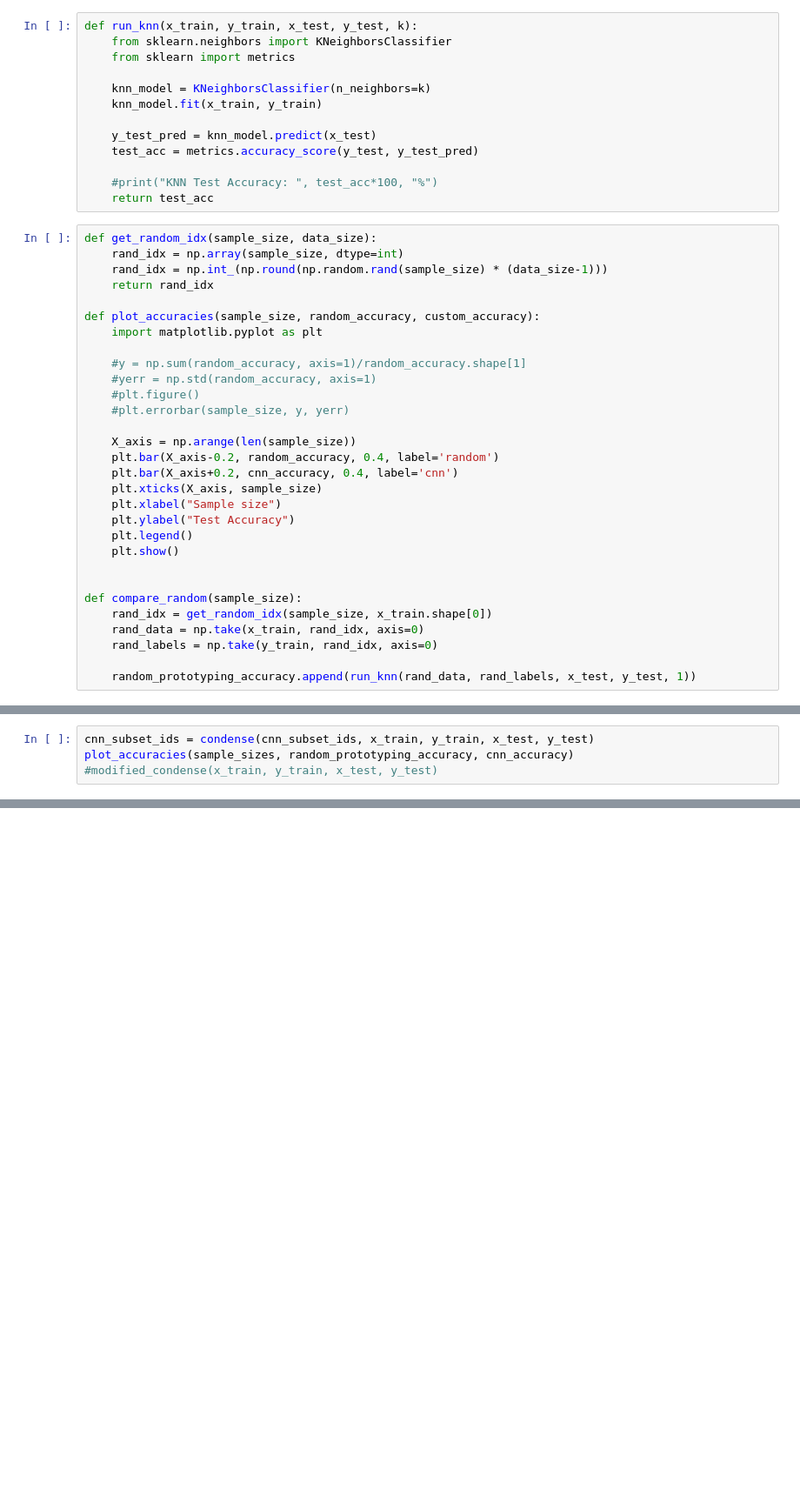
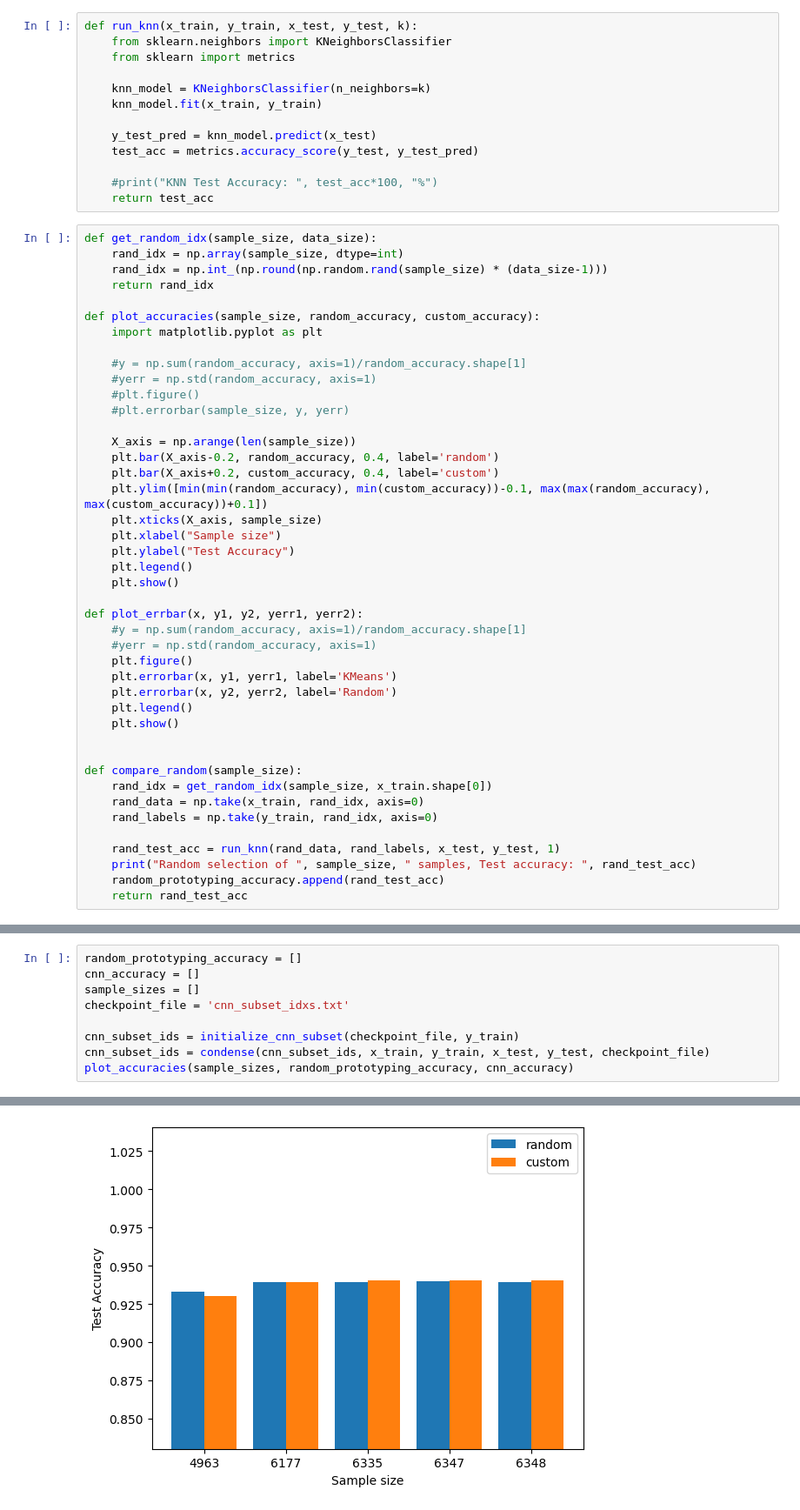
Before and after one commit to Kkrrish/k_meanest_neighbours, a Jupyter notebook: knn.ipynb, the cells around one changed output, grey strips where cells are left out. Shown: that part at 87% size. Cells and saved outputs as stored; diff of their text form; blank space fills up the shorter version.

Commit message:
Completing CNN and KMeans implementation, adding various experiments

```diff
--- a/knn.ipynb
+++ b/knn.ipynb
@@ -133,10 +138,20 @@ def plot_accuracies(sample_size, random_accuracy, custom_accuracy):
 
     X_axis = np.arange(len(sample_size))
     plt.bar(X_axis-0.2, random_accuracy, 0.4, label='random')
-    plt.bar(X_axis+0.2, cnn_accuracy, 0.4, label='cnn')
+    plt.bar(X_axis+0.2, custom_accuracy, 0.4, label='custom')
+    plt.ylim([min(min(random_accuracy), min(custom_accuracy))-0.1, max(max(random_accuracy), max(custom_accuracy))+0.1])
     plt.xticks(X_axis, sample_size)
     plt.xlabel("Sample size")
     plt.ylabel("Test Accuracy")
+    plt.legend()
+    plt.show()
+
+def plot_errbar(x, y1, y2, yerr1, yerr2):
+    #y = np.sum(random_accuracy, axis=1)/random_accuracy.shape[1]
+    #yerr = np.std(random_accuracy, axis=1)
+    plt.figure()
+    plt.errorbar(x, y1, yerr1, label='KMeans')
+    plt.errorbar(x, y2, yerr2, label='Random')
     plt.legend()
     plt.show()
 
@@ -146,5 +161,8 @@ def compare_random(sample_size):
     rand_data = np.take(x_train, rand_idx, axis=0)
     rand_labels = np.take(y_train, rand_idx, axis=0)
 
-    random_prototyping_accuracy.append(run_knn(rand_data, rand_labels, x_test, y_test, 1))
+    rand_test_acc = run_knn(rand_data, rand_labels, x_test, y_test, 1)
+    print("Random selection of ", sample_size, " samples, Test accuracy: ", rand_test_acc)
+    random_prototyping_accuracy.append(rand_test_acc)
+    return rand_test_acc
 # %%
@@ -245,4 +369,10 @@ cnn_subset_ids = initialize_cnn_subset()
 # %%
-cnn_subset_ids = condense(cnn_subset_ids, x_train, y_train, x_test, y_test)
+random_prototyping_accuracy = []
+cnn_accuracy = []
+sample_sizes = []
+checkpoint_file = 'cnn_subset_idxs.txt'
+
+cnn_subset_ids = initialize_cnn_subset(checkpoint_file, y_train)
+cnn_subset_ids = condense(cnn_subset_ids, x_train, y_train, x_test, y_test, checkpoint_file)
 plot_accuracies(sample_sizes, random_prototyping_accuracy, cnn_accuracy)
-#modified_condense(x_train, y_train, x_test, y_test)
+# %% [output]
@@ -248,0 +390 @@ plot_accuracies(sample_sizes, random_prototyping_accuracy, cnn_accuracy)
+[figure, added]
```
Also changed, not shown: parts of 10 cells of this notebook, 2 other files.
